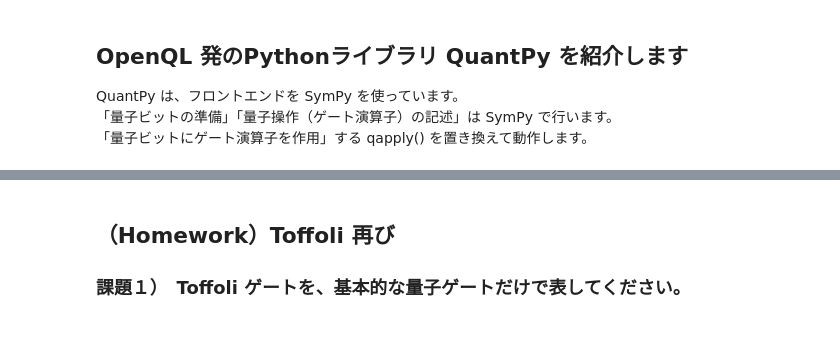
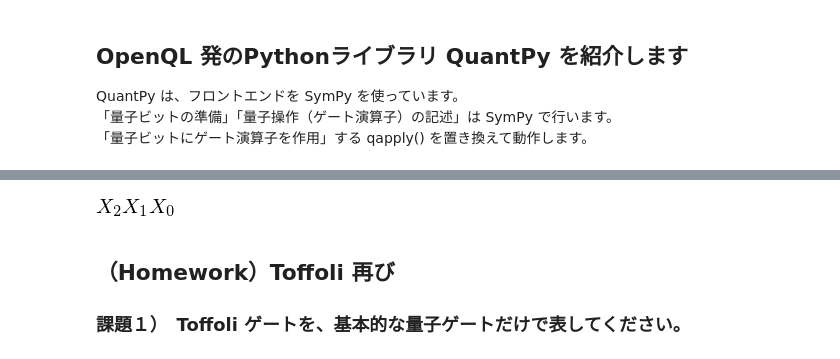
Before and after one commit to kyamaz/openql-notes, a Jupyter notebook: docs/20180219/sympy_programing_1_handout.ipynb, the cells around one changed output, grey strips where cells are left out. Drawn from its saved outputs; the diff is of its cells as text; code cells hidden in the pictures; blank space fills up the shorter version.

```diff
--- a/docs/20180219/sympy_programing_1_handout.ipynb
+++ b/docs/20180219/sympy_programing_1_handout.ipynb
@@ -556,3 +557,10 @@ print(qpy_ret)
+# %%
+from quantpy.sympy.expr_extension import *
+sympy_expr_add_operators()
+circuit = X(0)>>X(1)>>X(2)
+circuit
+# %% [output]
+[figure, added]
 # %% [markdown]
 ## （Homework）Toffoli 再び
 
```
Also changed, not shown: parts of 4 cells of this notebook.
